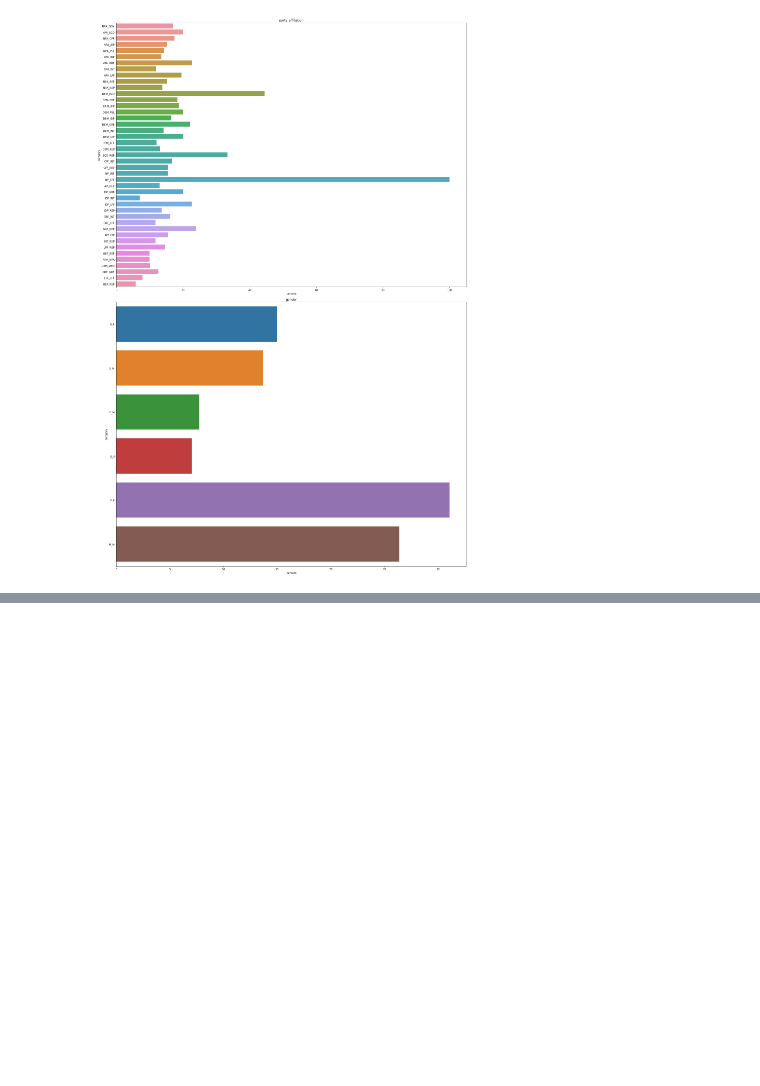
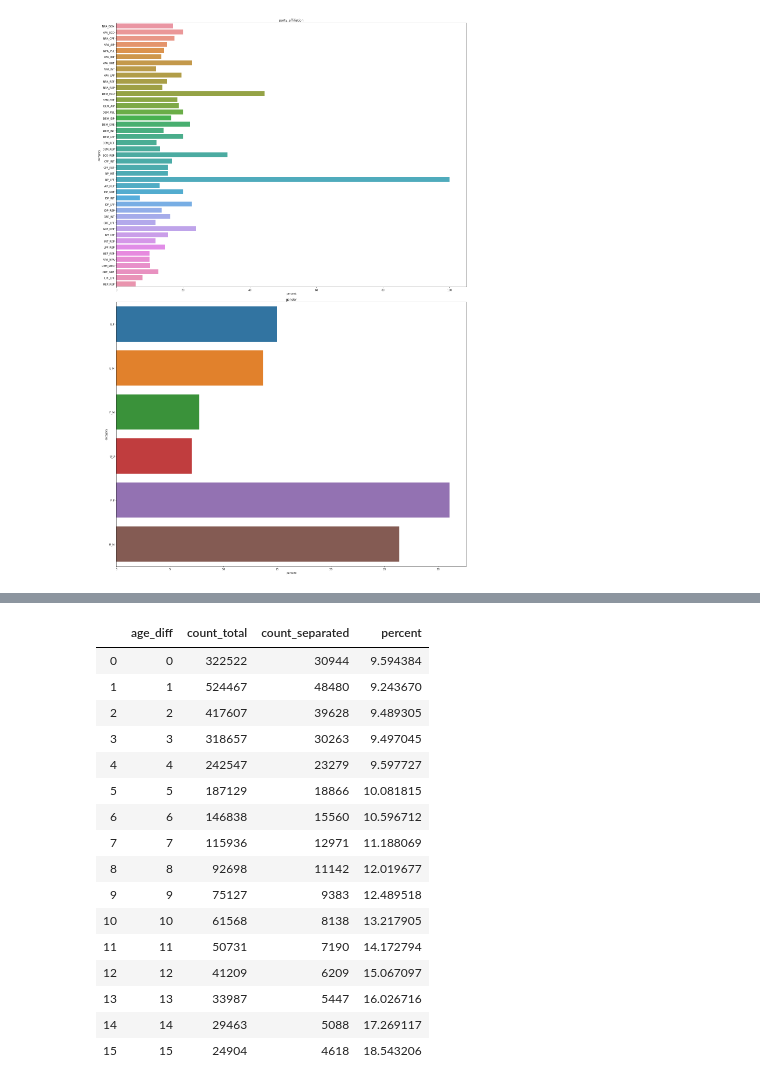
Before and after one commit to ParasAvkirkar/PoliticalPolarizationAndMarriage, a Jupyter notebook: florida_couples_separated.ipynb, the cells around one changed output, grey strips where cells are left out. Saved outputs shown, nothing was run; the diff lists cells and outputs as text; code cells hidden in the pictures; blank space fills up the shorter version.

```diff
--- a/florida_couples_separated.ipynb
+++ b/florida_couples_separated.ipynb
@@ -547,0 +505,20 @@ race_df["percent_round"] = race_df["percent"].round(2)
+# %%
+age_diff_separation_stats
+# %% [output]
+|  | age_diff | count_total | count_separated | percent |
+| 0 | 0 | 322522 | 30944 | 9.594384 |
+| 1 | 1 | 524467 | 48480 | 9.243670 |
+| 2 | 2 | 417607 | 39628 | 9.489305 |
+| 3 | 3 | 318657 | 30263 | 9.497045 |
+| 4 | 4 | 242547 | 23279 | 9.597727 |
+| 5 | 5 | 187129 | 18866 | 10.081815 |
+| 6 | 6 | 146838 | 15560 | 10.596712 |
+| 7 | 7 | 115936 | 12971 | 11.188069 |
+| 8 | 8 | 92698 | 11142 | 12.019677 |
+| 9 | 9 | 75127 | 9383 | 12.489518 |
+| 10 | 10 | 61568 | 8138 | 13.217905 |
+| 11 | 11 | 50731 | 7190 | 14.172794 |
+| 12 | 12 | 41209 | 6209 | 15.067097 |
+| 13 | 13 | 33987 | 5447 | 16.026716 |
+| 14 | 14 | 29463 | 5088 | 17.269117 |
+| 15 | 15 | 24904 | 4618 | 18.543206 |
```
Also changed, not shown: parts of 33 cells of this notebook.
